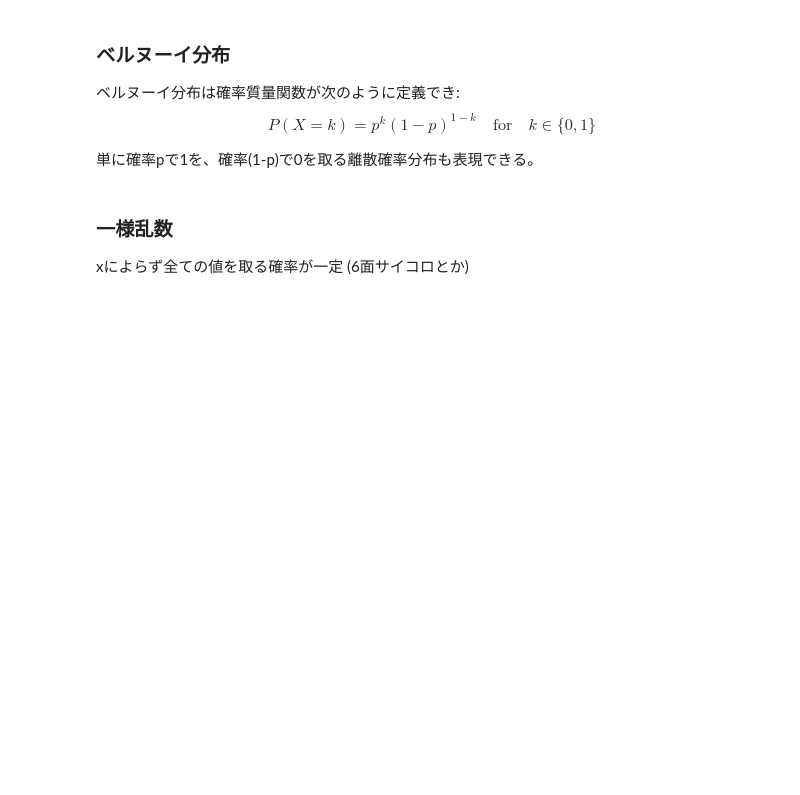
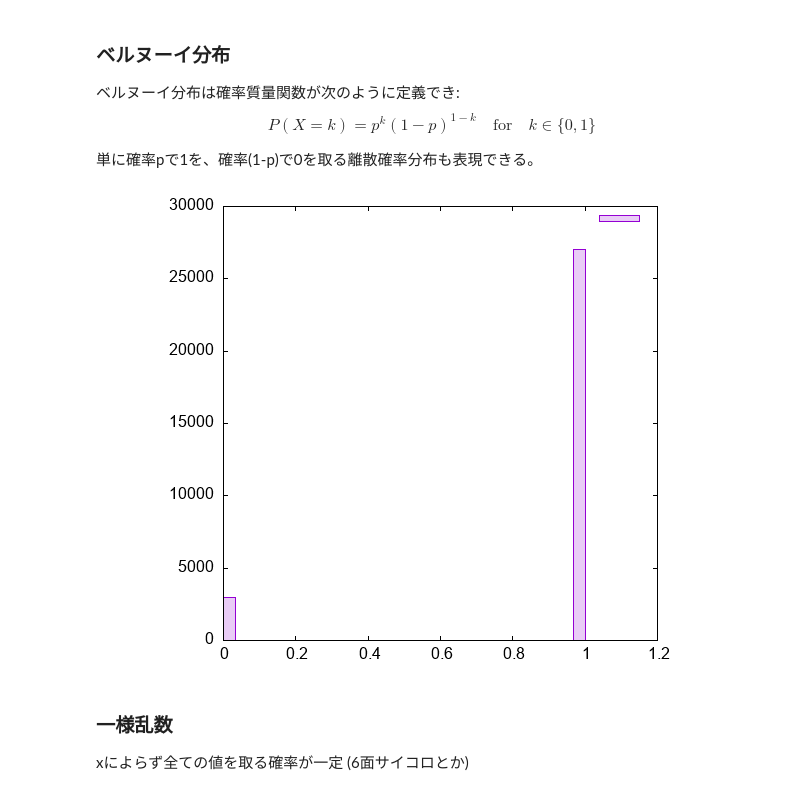
Before and after one commit to hikettei/cl-waffe, a Jupyter notebook: tutorials/jp/Distributions.ipynb, the cells around one changed output. Cells and saved outputs as stored; diff of their text form; code cells hidden in the pictures; blank space fills up the shorter version.

```diff
--- a/tutorials/jp/Distributions.ipynb
+++ b/tutorials/jp/Distributions.ipynb
@@ -131,6 +152,11 @@ P(X=k) = p^k(1-p)^{1-k} \quad \text{for} \quad k \in \{0, 1\}
 $$
 
 単に確率pで1を、確率(1-p)で0を取る離散確率分布も表現できる。
+# %%
+(with-gnuplot "Bernoulli"
+    (show-histogram (!bernoulli `(30000) 0.1)))
+# %% [output]
+[figure, added]
 # %% [markdown]
 ### 一様乱数
 
```
Also changed, not shown: parts of 4 cells of this notebook, 8 other files.
